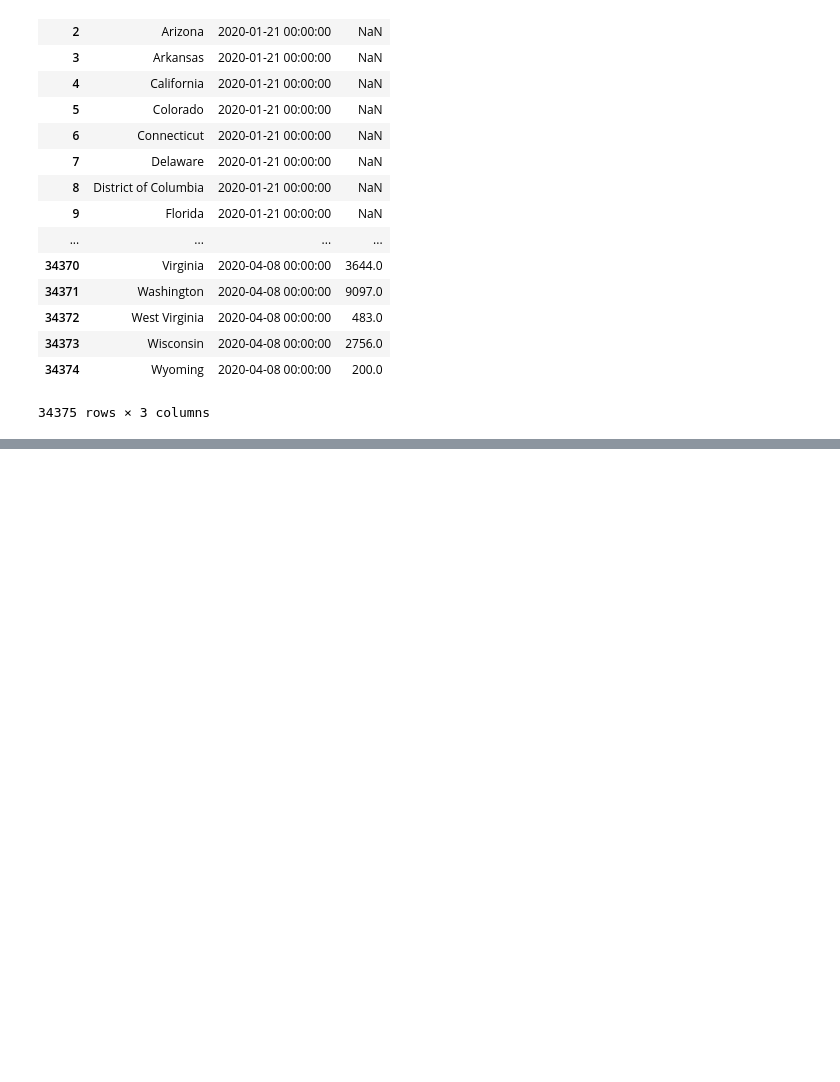
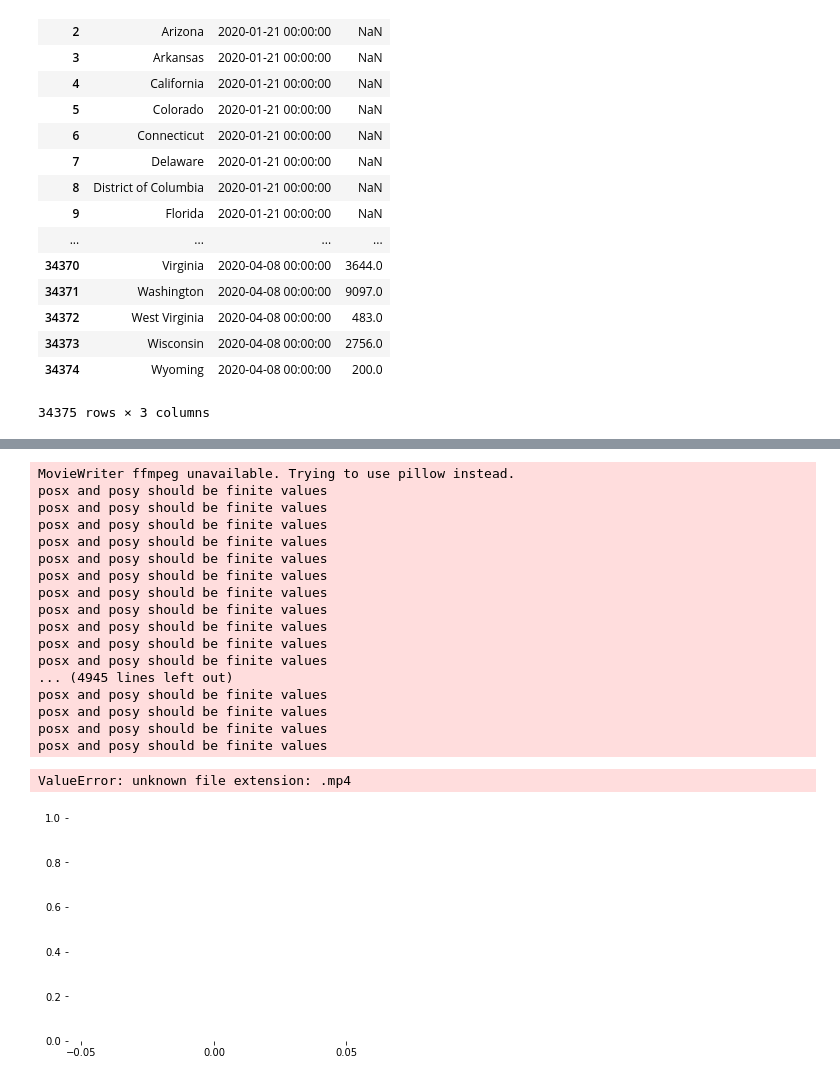
Before and after one commit to irwinmier96/Extra_Side_Projects, a Jupyter notebook: Coronavirus Cases by U.S County 2020/cases_US_state_over_time_running_chart.ipynb, the cells around one changed output, grey strips where cells are left out. Saved outputs shown, nothing was run; the diff lists cells and outputs as text; code cells hidden in the pictures; blank space fills up the shorter version.

```diff
--- a/Coronavirus Cases by U.S County 2020/cases_US_state_over_time_running_chart.ipynb
+++ b/Coronavirus Cases by U.S County 2020/cases_US_state_over_time_running_chart.ipynb
@@ -84,0 +154,23 @@ df
+# %%
+animator = animation.FuncAnimation(fig, create_barchart, frames = frames_list)
+animator.save("Racing Bar Chart.mp4", fps = 20, bitrate = 1800)
+# %% [output]
+MovieWriter ffmpeg unavailable. Trying to use pillow instead.
+posx and posy should be finite values
+posx and posy should be finite values
+posx and posy should be finite values
+posx and posy should be finite values
+posx and posy should be finite values
+posx and posy should be finite values
+posx and posy should be finite values
+posx and posy should be finite values
+posx and posy should be finite values
+posx and posy should be finite values
+posx and posy should be finite values
+... (4945 lines left out)
+posx and posy should be finite values
+posx and posy should be finite values
+posx and posy should be finite values
+posx and posy should be finite values
+ValueError: unknown file extension: .mp4
+[figure, added]
```
Also changed, not shown: parts of 6 cells of this notebook.
